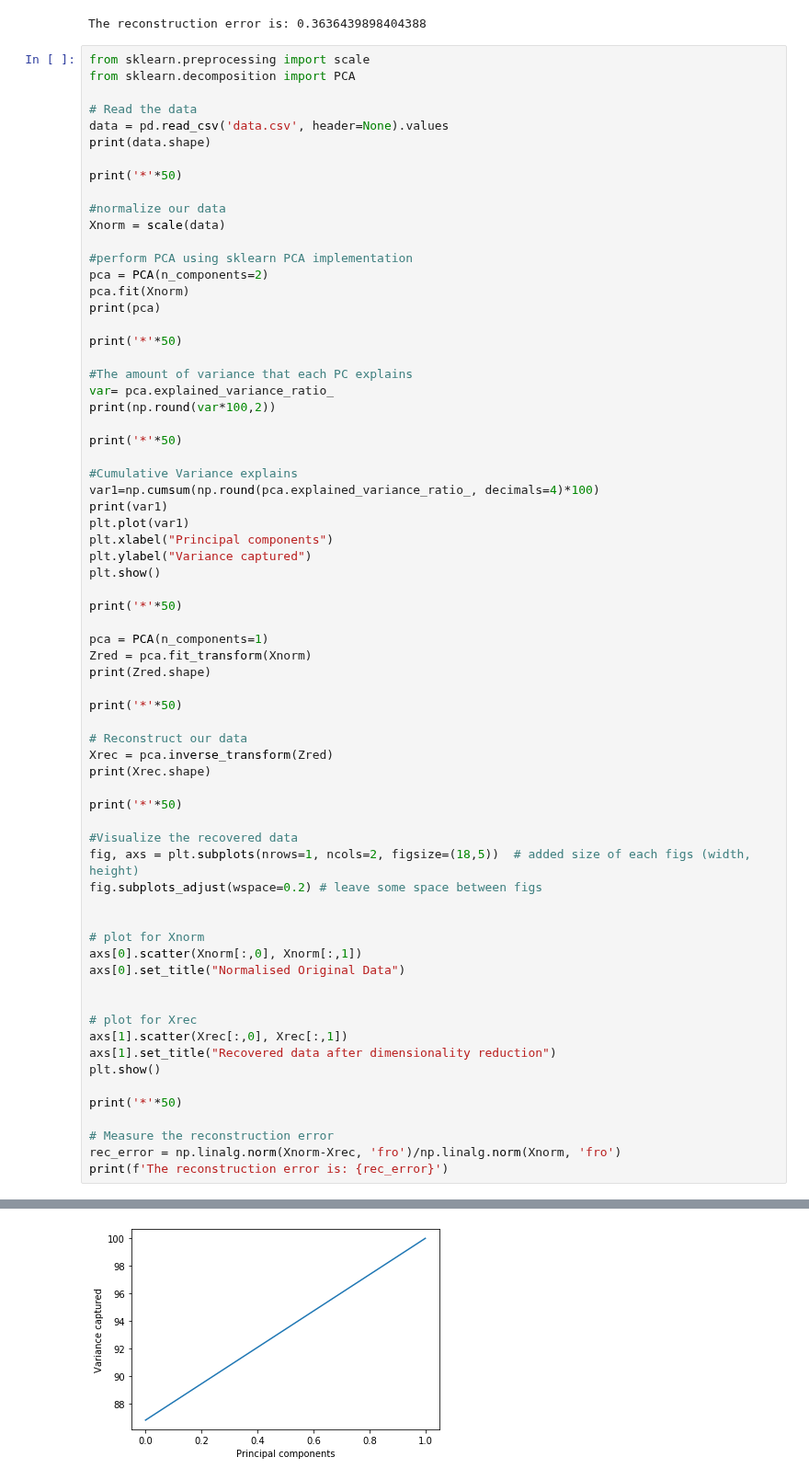
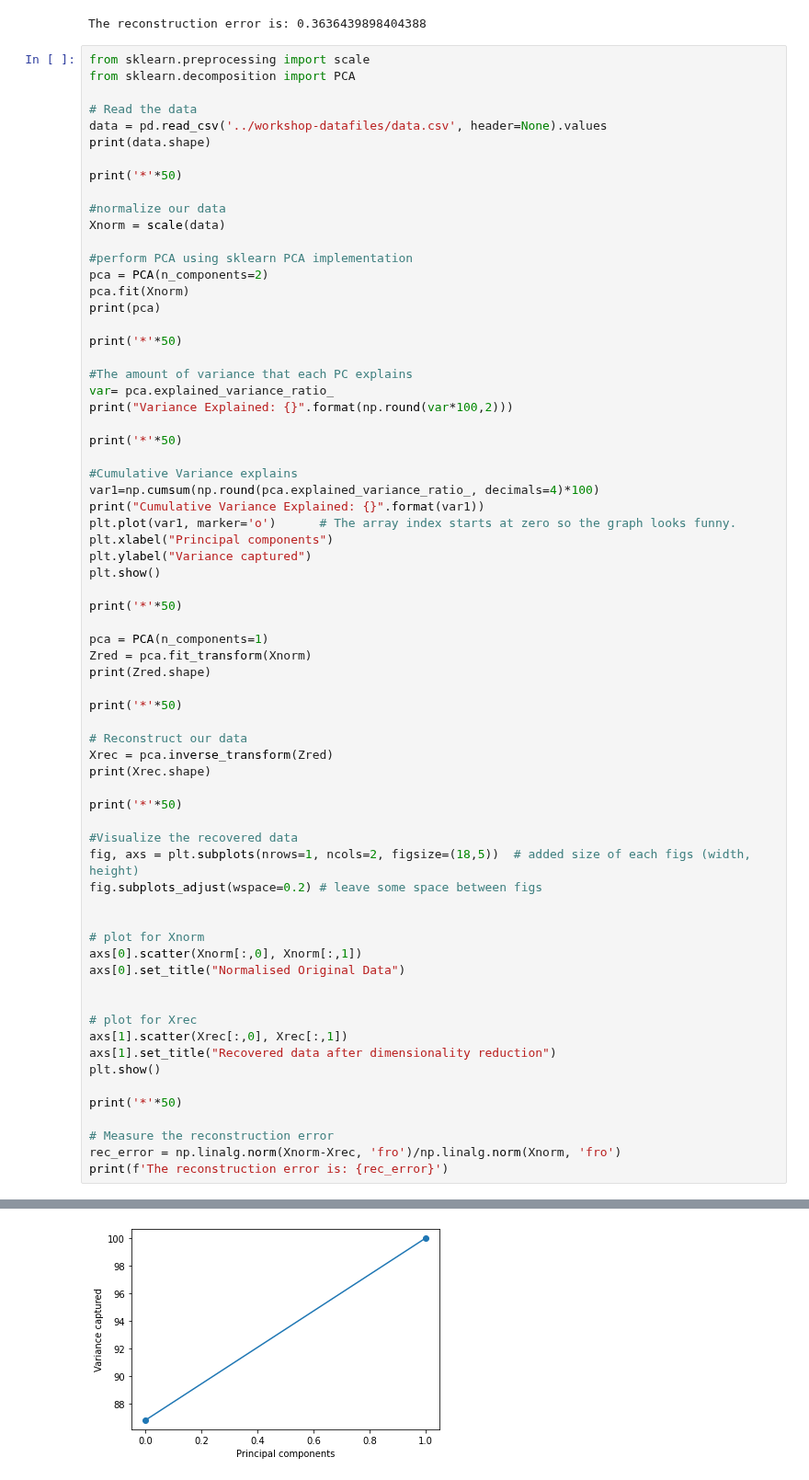
Before and after one commit to bryonbaker/SIT720, a Jupyter notebook: Workshops/Week4LabScripts.ipynb, the cells around one changed output, grey strips where cells are left out. Shown at 92% size. Saved outputs shown, nothing was run; the diff lists cells and outputs as text.

```diff
--- a/Workshops/Week4LabScripts.ipynb
+++ b/Workshops/Week4LabScripts.ipynb
@@ -165,7 +215,7 @@ from sklearn.preprocessing import scale
 from sklearn.decomposition import PCA
 
 # Read the data
-data = pd.read_csv('data.csv', header=None).values
+data = pd.read_csv('../workshop-datafiles/data.csv', header=None).values
 print(data.shape)
 
 print('*'*50)
@@ -182,14 +232,14 @@ print('*'*50)
 
 #The amount of variance that each PC explains
 var= pca.explained_variance_ratio_
-print(np.round(var*100,2))
+print("Variance Explained: {}".format(np.round(var*100,2)))
 
 print('*'*50)
 
 #Cumulative Variance explains
 var1=np.cumsum(np.round(pca.explained_variance_ratio_, decimals=4)*100)
-print(var1)
-plt.plot(var1)
+print("Cumulative Variance Explained: {}".format(var1))
+plt.plot(var1, marker='o')      # The array index starts at zero so the graph looks funny.
 plt.xlabel("Principal components")
 plt.ylabel("Variance captured")
 plt.show()
@@ -240,4 +289,4 @@ PCA(copy=True, iterated_power='auto', n_components=2, random_state=None,
-[figure, old version]
+[figure, new version]
 **************************************************
 (50, 1)
 **************************************************
```
Also changed, not shown: parts of 13 cells of this notebook.
